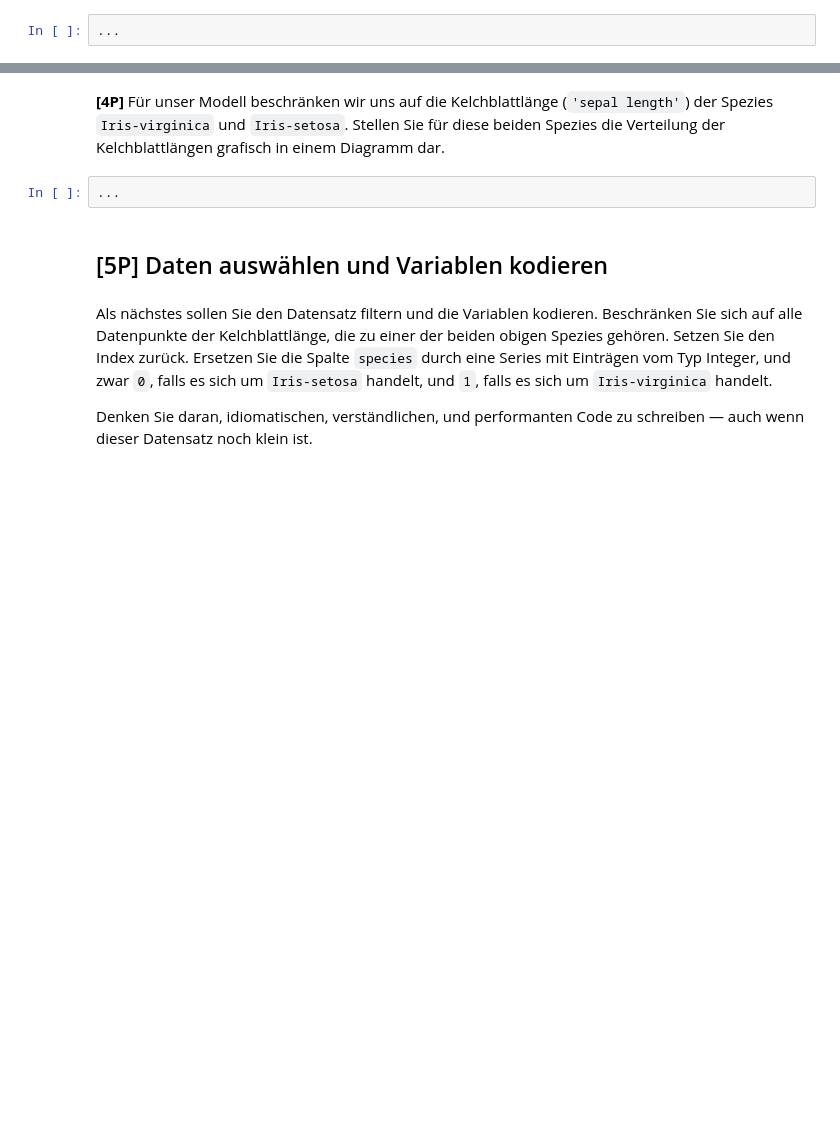
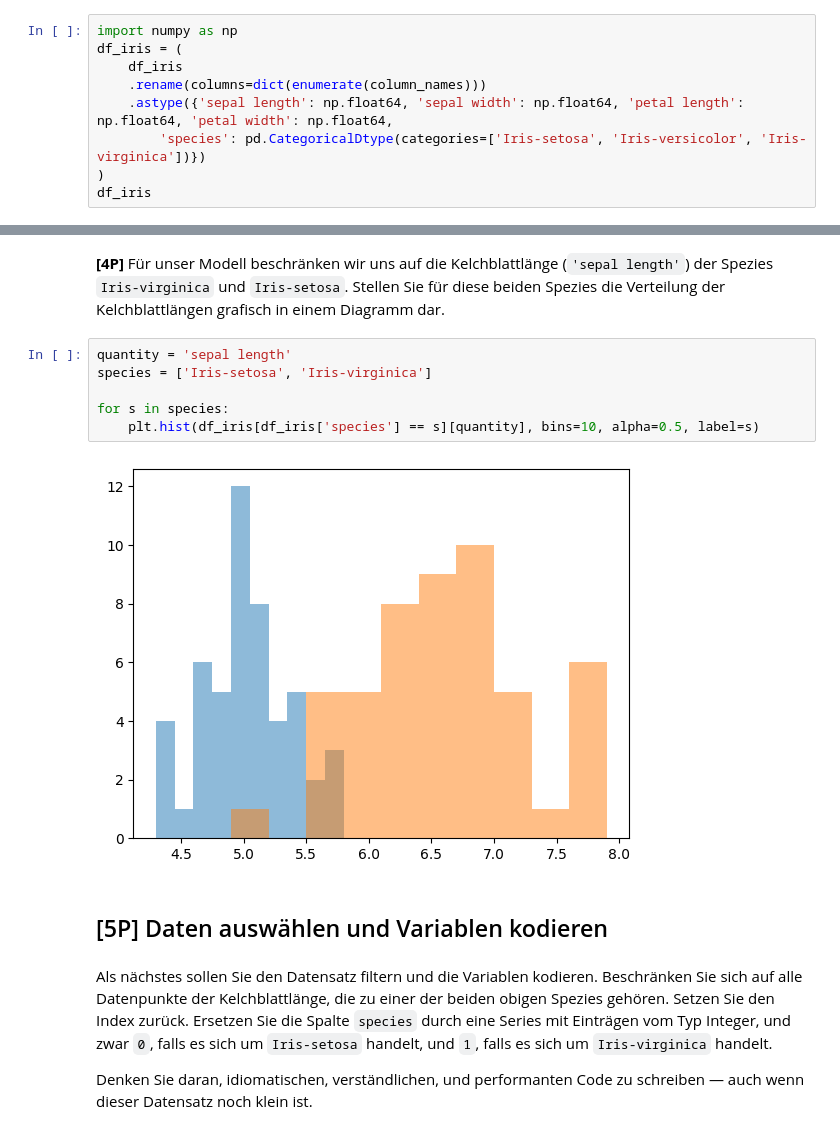
Before and after one commit to TimJoest/Datascience_2, a Jupyter notebook: MNM/Hausaufgaben/5_models/Logistisches_Modell.ipynb, the cells around one changed output, grey strips where cells are left out. Drawn from its saved outputs; the diff is of its cells as text; blank space fills up the shorter version.

```diff
--- a/MNM/Hausaufgaben/5_models/Logistisches_Modell.ipynb
+++ b/MNM/Hausaufgaben/5_models/Logistisches_Modell.ipynb
@@ -29,4 +29,11 @@ column_names = ["sepal length", "sepal width", 'petal length', 'petal width', 's
 # %% [markdown]
 **[1P]** Ordnen zunächst dem DataFrame die Spaltennamen und Datentypen zu.
 # %%
-...
+import numpy as np
+df_iris = (
+    df_iris
+    .rename(columns=dict(enumerate(column_names)))
+    .astype({'sepal length': np.float64, 'sepal width': np.float64, 'petal length': np.float64, 'petal width': np.float64,
+        'species': pd.CategoricalDtype(categories=['Iris-setosa', 'Iris-versicolor', 'Iris-virginica'])})
+)
+df_iris
@@ -33,7 +54,13 @@ column_names = ["sepal length", "sepal width", 'petal length', 'petal width', 's
 # %% [markdown]
 **[4P]** Für unser Modell beschränken wir uns auf die Kelchblattlänge (`'sepal length'`) der Spezies `Iris-virginica` und `Iris-setosa`. Stellen Sie für diese beiden Spezies die Verteilung der Kelchblattlängen grafisch in einem Diagramm dar.
 # %%
-...
+quantity = 'sepal length'
+species = ['Iris-setosa', 'Iris-virginica']
+
+for s in species:
+    plt.hist(df_iris[df_iris['species'] == s][quantity], bins=10, alpha=0.5, label=s)
+# %% [output]
+[figure, added]
 # %% [markdown]
 ## [5P] Daten auswählen und Variablen kodieren
 # %% [markdown]
```
Also changed, not shown: parts of 6 cells of this notebook, 2 other files.
